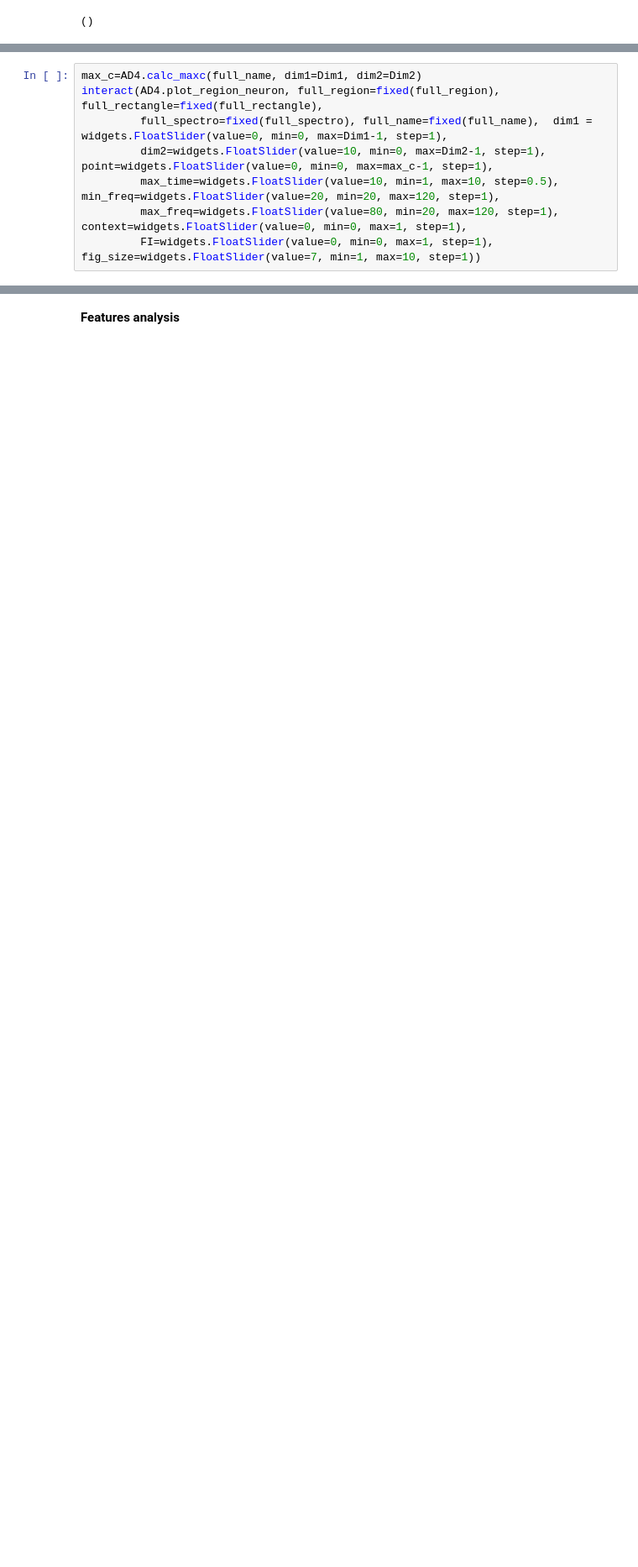
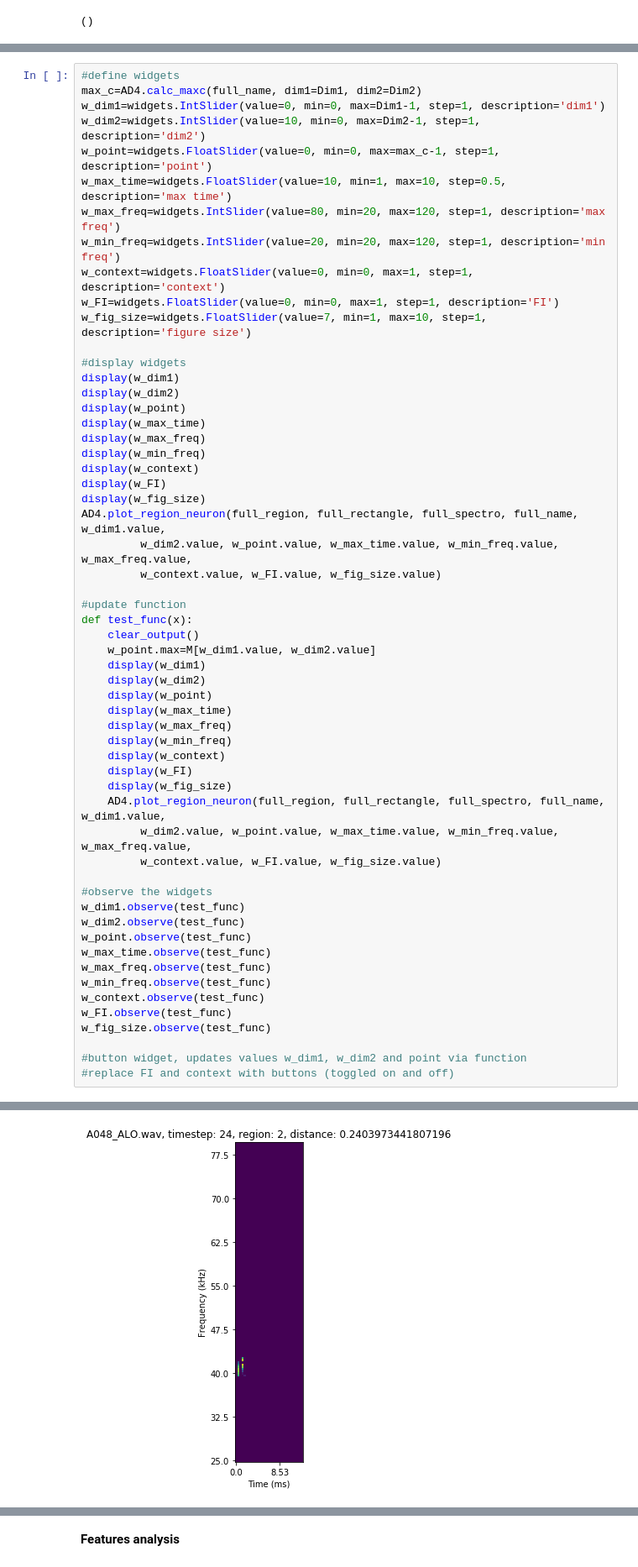
Before and after one commit to ArneDeloose/Masterproef2018Code, a Jupyter notebook: Data/Analysis.ipynb, the cells around one changed output, grey strips where cells are left out. Shown at 84% size. Cells and saved outputs as stored; diff of their text form; blank space fills up the shorter version.

```diff
--- a/Data/Analysis.ipynb
+++ b/Data/Analysis.ipynb
@@ -149,11 +150,60 @@ This block will plot the regions. For easy reference, regions are plotted inside
 
 When there are no more matches, an empty plot will be shown with the title: "No more matches. Change sliders."
 # %%
+#define widgets
 max_c=AD4.calc_maxc(full_name, dim1=Dim1, dim2=Dim2)
-interact(AD4.plot_region_neuron, full_region=fixed(full_region), full_rectangle=fixed(full_rectangle),
-         full_spectro=fixed(full_spectro), full_name=fixed(full_name),  dim1 = widgets.FloatSlider(value=0, min=0, max=Dim1-1, step=1),
-         dim2=widgets.FloatSlider(value=10, min=0, max=Dim2-1, step=1), point=widgets.FloatSlider(value=0, min=0, max=max_c-1, step=1),
-         max_time=widgets.FloatSlider(value=10, min=1, max=10, step=0.5), min_freq=widgets.FloatSlider(value=20, min=20, max=120, step=1),
-         max_freq=widgets.FloatSlider(value=80, min=20, max=120, step=1), context=widgets.FloatSlider(value=0, min=0, max=1, step=1),
-         FI=widgets.FloatSlider(value=0, min=0, max=1, step=1), fig_size=widgets.FloatSlider(value=7, min=1, max=10, step=1))
+w_dim1=widgets.IntSlider(value=0, min=0, max=Dim1-1, step=1, description='dim1')
+w_dim2=widgets.IntSlider(value=10, min=0, max=Dim2-1, step=1, description='dim2')
+w_point=widgets.FloatSlider(value=0, min=0, max=max_c-1, step=1, description='point')
+w_max_time=widgets.FloatSlider(value=10, min=1, max=10, step=0.5, description='max time')
+w_max_freq=widgets.IntSlider(value=80, min=20, max=120, step=1, description='max freq')
+w_min_freq=widgets.IntSlider(value=20, min=20, max=120, step=1, description='min freq')
+w_context=widgets.FloatSlider(value=0, min=0, max=1, step=1, description='context')
+w_FI=widgets.FloatSlider(value=0, min=0, max=1, step=1, description='FI')
+w_fig_size=widgets.FloatSlider(value=7, min=1, max=10, step=1, description='figure size')
+
+#display widgets
+display(w_dim1)
+display(w_dim2)
+display(w_point)
+display(w_max_time)
+display(w_max_freq)
+display(w_min_freq)
+display(w_context)
+display(w_FI)
+display(w_fig_size)
+AD4.plot_region_neuron(full_region, full_rectangle, full_spectro, full_name, w_dim1.value,
+         w_dim2.value, w_point.value, w_max_time.value, w_min_freq.value, w_max_freq.value,
+         w_context.value, w_FI.value, w_fig_size.value)
+
+#update function
+def test_func(x):
+    clear_output()
+    w_point.max=M[w_dim1.value, w_dim2.value]
+    display(w_dim1)
+    display(w_dim2)
+    display(w_point)
+    display(w_max_time)
+    display(w_max_freq)
+    display(w_min_freq)
+    display(w_context)
+    display(w_FI)
+    display(w_fig_size)
+    AD4.plot_region_neuron(full_region, full_rectangle, full_spectro, full_name, w_dim1.value,
+         w_dim2.value, w_point.value, w_max_time.value, w_min_freq.value, w_max_freq.value,
+         w_context.value, w_FI.value, w_fig_size.value)
+
+#observe the widgets
+w_dim1.observe(test_func)
+w_dim2.observe(test_func)
+w_point.observe(test_func)
+w_max_time.observe(test_func)
+w_max_freq.observe(test_func)
+w_min_freq.observe(test_func)
+w_context.observe(test_func)
+w_FI.observe(test_func)
+w_fig_size.observe(test_func)
+
+#button widget, updates values w_dim1, w_dim2 and point via function
+#replace FI and context with buttons (toggled on and off)
 # %% [output]
@@ -161,0 +219 @@ interactive(children=(FloatSlider(value=0.0, description='dim1', max=9.0, step=1
+[figure, added]
```
Also changed, not shown: parts of 3 cells of this notebook, 1 other file.
